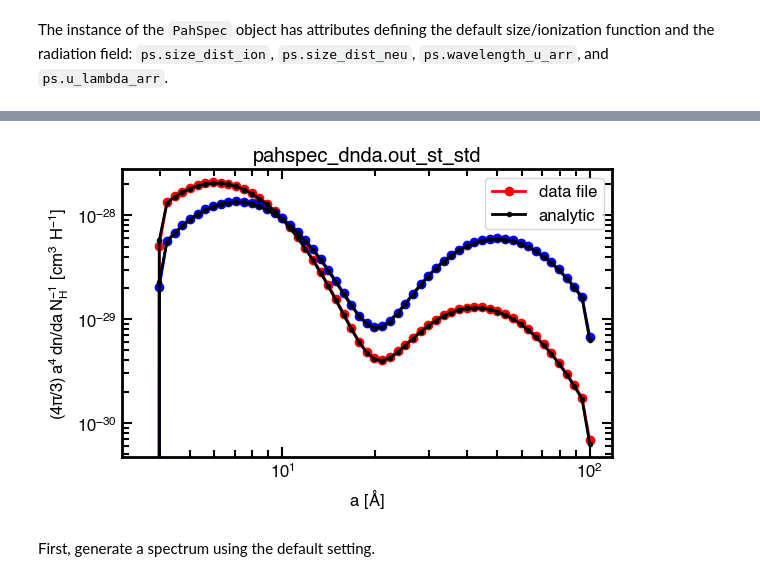
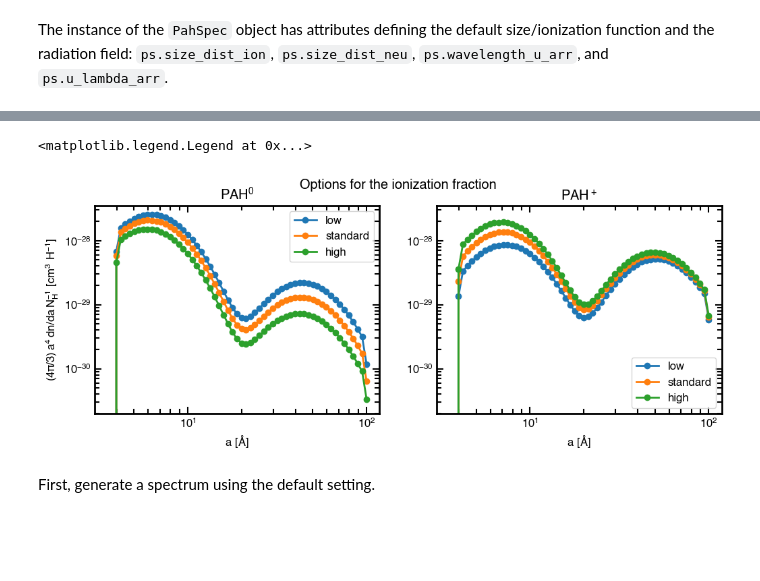
Before and after one commit to helenarichie/pah_spec, a Jupyter notebook: examples/generate_spectrum_example.ipynb, the cells around one changed output, grey strips where cells are left out. Drawn from its saved outputs; the diff is of its cells as text; code cells hidden in the pictures; blank space fills up the shorter version.

```diff
--- a/examples/generate_spectrum_example.ipynb
+++ b/examples/generate_spectrum_example.ipynb
@@ -154,27 +178,31 @@ plt.savefig("/Users/helenarichie/Desktop/dnda.png")
 # %%
-dlna = np.log(ps.grain_sizes[-1] / ps.grain_sizes[0]) / len(ps.grain_sizes)
-dlna = np.log(10) / 40
-dnda_neu = ps.size_dist_neu / (dlna * ps.grain_sizes.to(u.cm))
-dnda_ion = ps.size_dist_ion / (dlna * ps.grain_sizes.to(u.cm))
+dnda_st_lo = pah_spec.calc_dn(ps.grain_sizes, ion_frac="lo") / (dlna * ps.grain_sizes.to(u.cm))
+dnda_st_st = pah_spec.calc_dn(ps.grain_sizes) / (dlna * ps.grain_sizes.to(u.cm))
+dnda_st_hi = pah_spec.calc_dn(ps.grain_sizes, ion_frac="hi") / (dlna * ps.grain_sizes.to(u.cm))
 
-dn_neu_a, dn_ion_a = pah_spec.calc_dn(ps.grain_sizes)
+fig, ax = plt.subplots(1, 2, figsize=(12, 4))
 
-dnda_neu_a = dn_neu_a / (dlna * ps.grain_sizes.to(u.cm))
-dnda_ion_a = dn_ion_a / (dlna * ps.grain_sizes.to(u.cm))
+ax[0].loglog(ps.grain_sizes, dnda_st_lo[0] * np.pi * (4 / 3) * ps.grain_sizes.to(u.cm) ** 4, marker="o", label="low")
+ax[0].loglog(ps.grain_sizes, dnda_st_st[0] * np.pi * (4 / 3) * ps.grain_sizes.to(u.cm) ** 4, marker="o", label="standard")
+ax[0].loglog(ps.grain_sizes, dnda_st_hi[0] * np.pi * (4 / 3) * ps.grain_sizes.to(u.cm) ** 4, marker="o", label="high")
 
-fig, ax = plt.subplots(1, 1, figsize=(6, 4))
-ax.loglog(ps.grain_sizes, dnda_neu * np.pi * (4 / 3) * ps.grain_sizes.to(u.cm) ** 4, marker="o", label="data file", color="red")
-ax.loglog(ps.grain_sizes, dnda_ion * np.pi * (4 / 3) * ps.grain_sizes.to(u.cm) ** 4, marker="o", color="blue")
-ax.loglog(ps.grain_sizes, dnda_neu_a * np.pi * (4 / 3) * ps.grain_sizes.to(u.cm) ** 4, marker=".", label="analytic", color="black")
-ax.loglog(ps.grain_sizes, dnda_ion_a * np.pi * (4 / 3) * ps.grain_sizes.to(u.cm) ** 4, marker=".", color="black")
-ax.set_xlabel(r"$a~[\AA]$")
-ax.set_ylabel(r"$(4\pi/3)\,a^4\,dn/da\,N_H^{-1}~[cm^3~H^{-1}]$")
-ax.set_title("pahspec_dnda.out_st_std")
-ax.legend()
-plt.tight_layout()
-plt.savefig("/Users/helenarichie/Desktop/dnda.png")
+ax[1].loglog(ps.grain_sizes, dnda_st_lo[1] * np.pi * (4 / 3) * ps.grain_sizes.to(u.cm) ** 4, marker="o", label="low")
+ax[1].loglog(ps.grain_sizes, dnda_st_st[1] * np.pi * (4 / 3) * ps.grain_sizes.to(u.cm) ** 4, marker="o", label="standard")
+ax[1].loglog(ps.grain_sizes, dnda_st_hi[1] * np.pi * (4 / 3) * ps.grain_sizes.to(u.cm) ** 4, marker="o", label="high")
+
+fig.suptitle("Options for the ionization fraction")
+ax[0].set_title(r"$PAH^0$")
+ax[1].set_title(r"$PAH^+$")
+ax[0].set_xlabel(r"$a~[\AA]$")
+ax[1].set_xlabel(r"$a~[\AA]$")
+ax[0].set_ylabel(r"$(4\pi/3)\,a^4\,dn/da\,N_H^{-1}~[cm^3~H^{-1}]$")
+ax[0].set_ylim(2e-31, 3.5e-28)
+ax[1].set_ylim(2e-31, 3.5e-28)
+ax[0].legend()
+ax[1].legend()
 # %% [output]
+<matplotlib.legend.Legend at 0x...>
-[figure, old version]
+[figure, new version]
 # %% [markdown]
 First, generate a spectrum using the default setting.
 # %%
```
Also changed, not shown: parts of 12 cells of this notebook, 3 other files.
